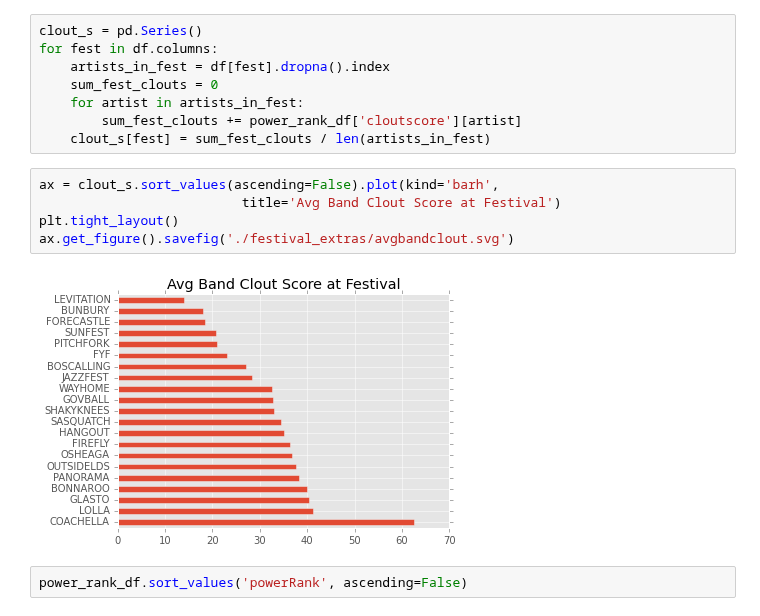
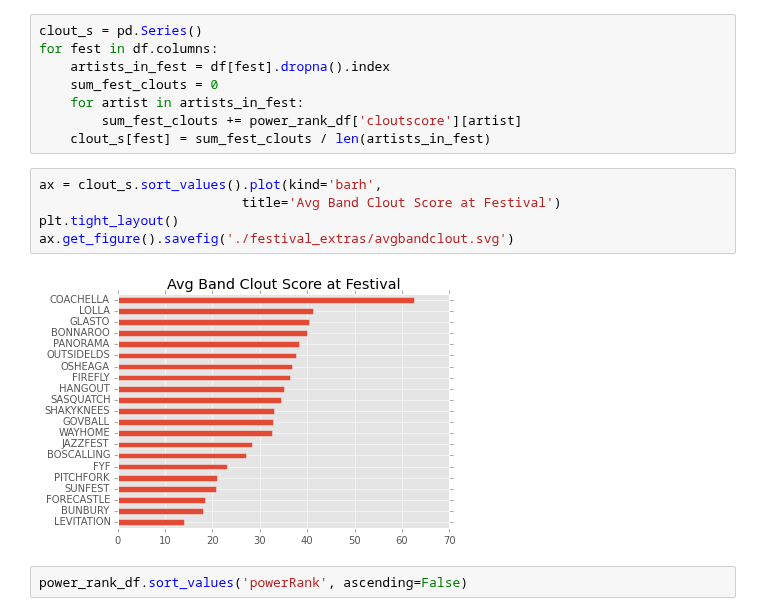
Before and after one commit to hunterowens/hunterowens.github.io, a Jupyter notebook: notebooks/new_power_ranks.ipynb, the cells around one changed output. Drawn from its saved outputs; the diff is of its cells as text.

```diff
--- a/notebooks/new_power_ranks.ipynb
+++ b/notebooks/new_power_ranks.ipynb
@@ -283,12 +283,12 @@ for fest in df.columns:
         sum_fest_clouts += power_rank_df['cloutscore'][artist]
     clout_s[fest] = sum_fest_clouts / len(artists_in_fest)
 # %%
-ax = clout_s.sort_values(ascending=False).plot(kind='barh',
+ax = clout_s.sort_values().plot(kind='barh',
                           title='Avg Band Clout Score at Festival')
 plt.tight_layout()
 ax.get_figure().savefig('./festival_extras/avgbandclout.svg')
 # %% [output]
-[figure, old version]
+[figure, new version]
 # %%
 power_rank_df.sort_values('powerRank', ascending=False)
 # %% [output]
```
Also changed, not shown: parts of 1 cell of this notebook, 1 other file.
